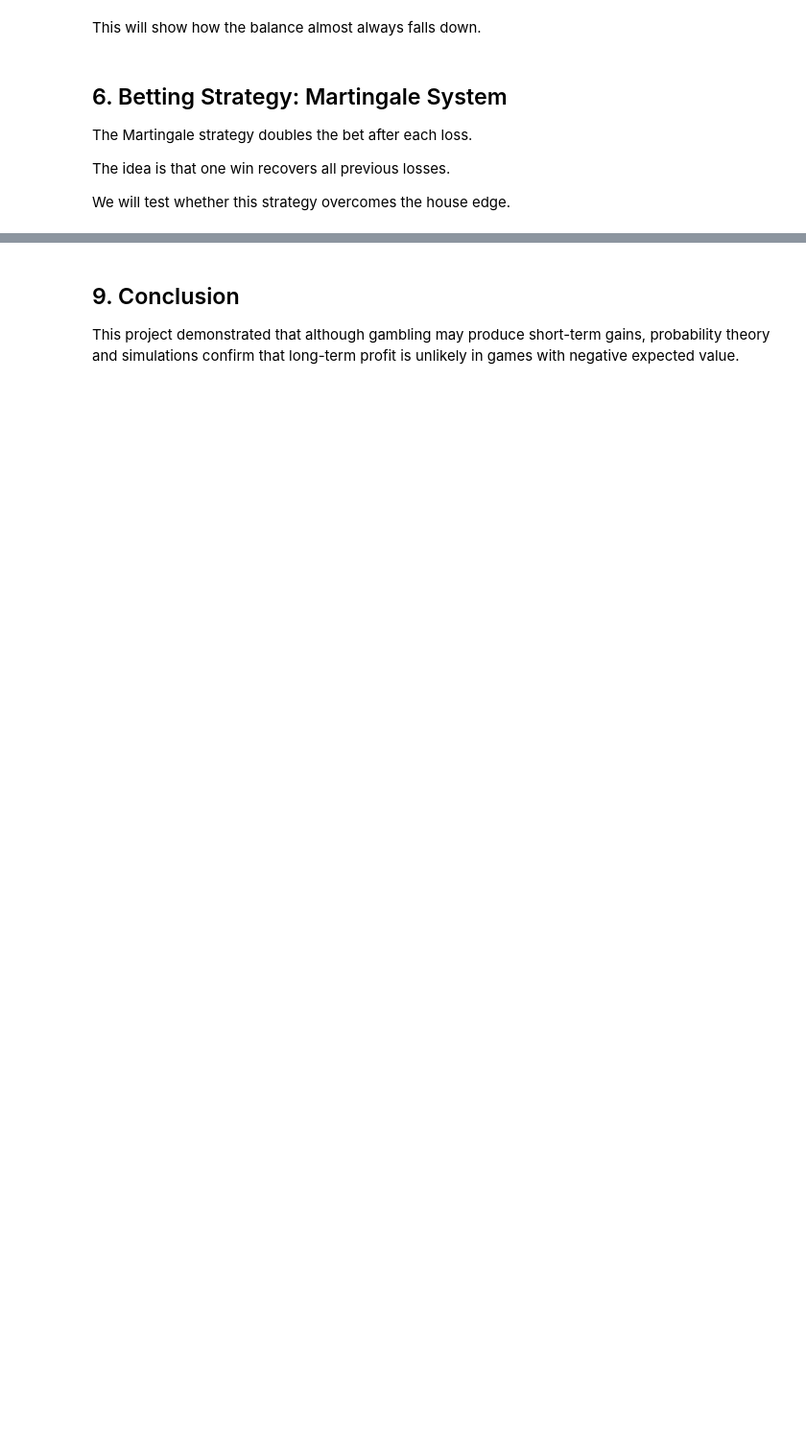
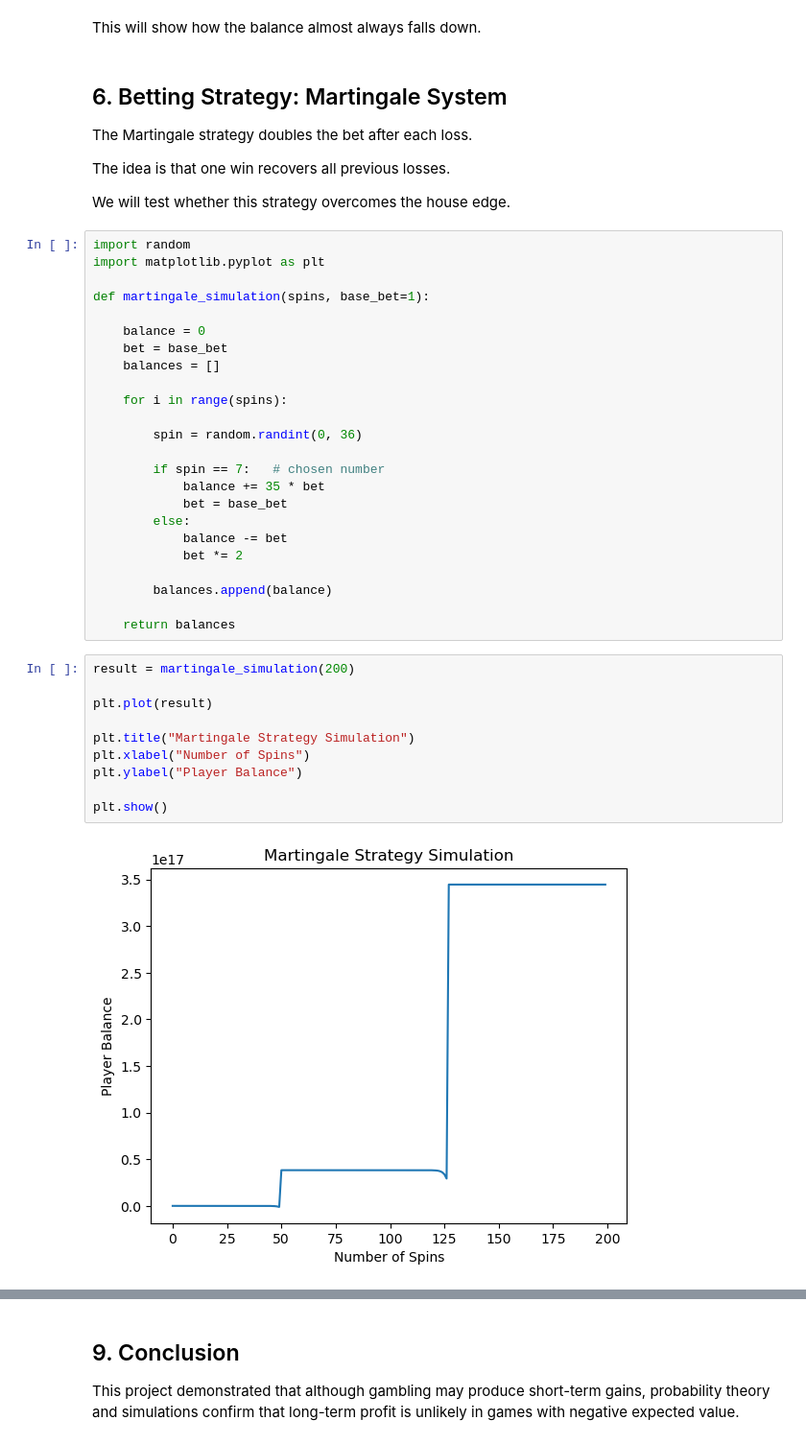
Before and after one commit to angel0w/monte-carlo-gambling-simulation, a Jupyter notebook: final_project_gambling_simulation.ipynb, the cells around one changed output, grey strips where cells are left out. Shown at 96% size. Drawn from its saved outputs; the diff is of its cells as text; blank space fills up the shorter version.

Commit message:
Add Martingale strategy simulation and experimental analysis

```diff
--- a/final_project_gambling_simulation.ipynb
+++ b/final_project_gambling_simulation.ipynb
@@ -158,6 +161,42 @@ The Martingale strategy doubles the bet after each loss.
 The idea is that one win recovers all previous losses.
 
 We will test whether this strategy overcomes the house edge.
+# %%
+import random
+import matplotlib.pyplot as plt
+
+def martingale_simulation(spins, base_bet=1):
+
+    balance = 0
+    bet = base_bet
+    balances = []
+
+    for i in range(spins):
+
+        spin = random.randint(0, 36)
+
+        if spin == 7:   # chosen number
+            balance += 35 * bet
+            bet = base_bet
+        else:
+            balance -= bet
+            bet *= 2
+
+        balances.append(balance)
+
+    return balances
+# %%
+result = martingale_simulation(200)
+
+plt.plot(result)
+
+plt.title("Martingale Strategy Simulation")
+plt.xlabel("Number of Spins")
+plt.ylabel("Player Balance")
+
+plt.show()
+# %% [output]
+[figure, added]
 # %% [markdown]
 
 ## 7. Experimental Results
```
Also changed, not shown: parts of 7 cells of this notebook.
